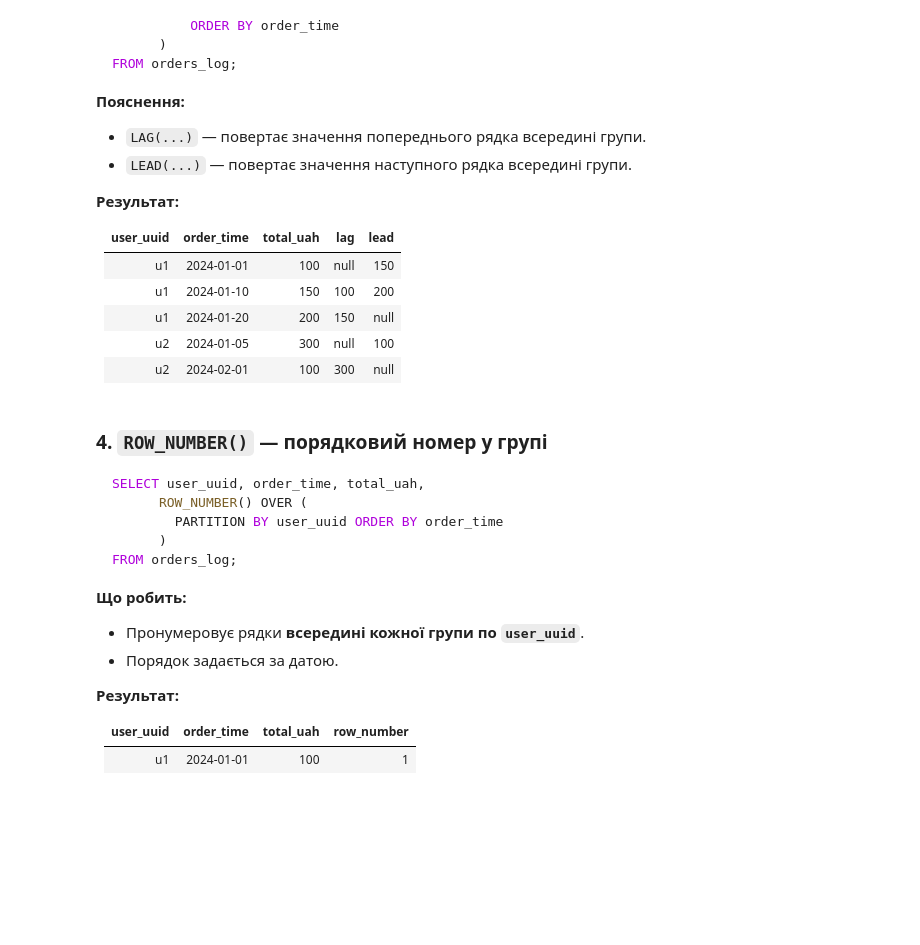
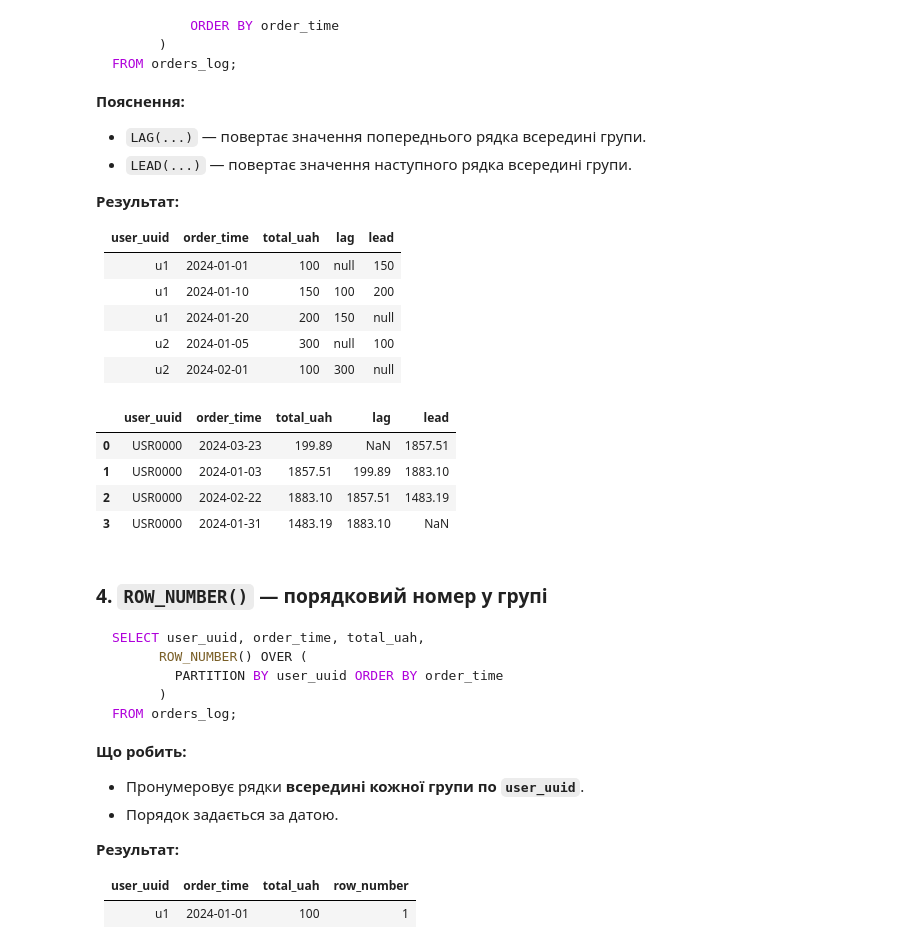
Before and after one commit to cpython-projects/python_da_17_03_26, a Jupyter notebook: lesson_26.ipynb, the cells around one changed output. Drawn from its saved outputs; the diff is of its cells as text; code cells hidden in the pictures; blank space fills up the shorter version.

```diff
--- a/lesson_26.ipynb
+++ b/lesson_26.ipynb
@@ -302,6 +341,26 @@ FROM orders_log;
 | u1         | 2024-01-20  | 200        | 150  | null |
 | u2         | 2024-01-05  | 300        | null | 100  |
 | u2         | 2024-02-01  | 100        | 300  | null |
+# %%
+query = """SELECT user_uuid, order_time, total_uah,
+      LAG(total_uah) OVER (
+          PARTITION BY user_uuid
+
+      ),
+      LEAD(total_uah) OVER (
+          PARTITION BY user_uuid
+
+      )
+FROM orders_log;"""
+
+df = pd.read_sql(query, engine)
+df[df.user_uuid == 'USR0000']
+# %% [output]
+|  | user_uuid | order_time | total_uah | lag | lead |
+| 0 | USR0000 | 2024-03-23 | 199.89 | NaN | 1857.51 |
+| 1 | USR0000 | 2024-01-03 | 1857.51 | 199.89 | 1883.10 |
+| 2 | USR0000 | 2024-02-22 | 1883.10 | 1857.51 | 1483.19 |
+| 3 | USR0000 | 2024-01-31 | 1483.19 | 1883.10 | NaN |
 # %% [markdown]
 ### 4. `ROW_NUMBER()` — порядковий номер у групі
 
```
Also changed, not shown: parts of 2 cells of this notebook.
